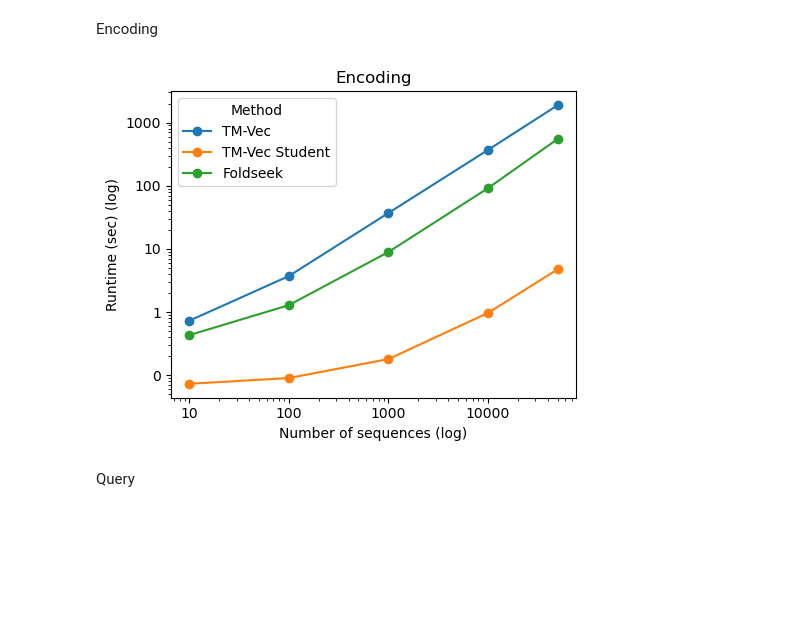
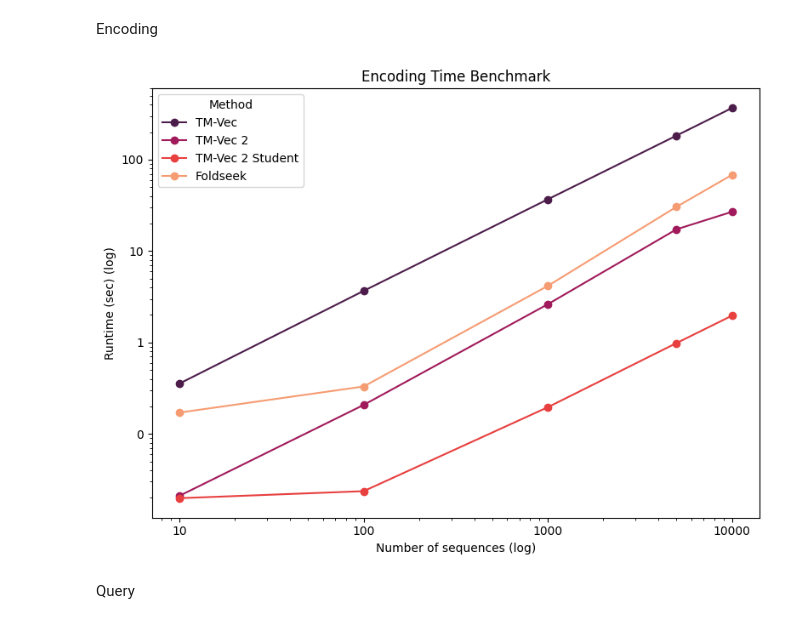
Before and after one commit to paarth-b/tmvec-bench, a Jupyter notebook: src/visualization/runtime.ipynb, the cells around one changed output. Cells and saved outputs as stored; diff of their text form; code cells hidden in the pictures; blank space fills up the shorter version.

Commit message:
fix time benchmarks

```diff
--- a/src/visualization/runtime.ipynb
+++ b/src/visualization/runtime.ipynb
@@ -13,26 +25,55 @@ names = ['TM-Vec', 'TM-Vec 2', 'TM-Vec 2 Student', 'Foldseek']
+# %%
+tmvec2_student_times = [0.019774652707080047,
+0.02359441326310237,
+0.19555904436856508,
+0.9846283647542199,
+1.9633024039988716]
+# %%
+foldseek_times = [0.17100162183245024,
+0.32978160430987674,
+4.157830275905629,
+30.498531013106305,
+68.13153044258554]
 # %% [markdown]
 Encoding
 # %%
-df = pd.read_csv('bench/encoding.csv')
+# Create dataframe from timing arrays
+sequences = [10, 100, 1000, 5000, 10000]
+
+df = pd.DataFrame({
+    'sequences': sequences,
+    'tmvec2': tmvec2_times,
+    'foldseek': foldseek_times,
+    'tmvec2_student': tmvec2_student_times,
+    'tmvec1': tmvec1_times
+})
 # %%
 df_melt = df.melt(id_vars='sequences', var_name='method', value_name='runtime')
 # %%
-plt.figure(figsize=(5, 4))
-for method, name in zip(methods, names):
+import seaborn as sns
+import matplotlib.pyplot as plt
+from matplotlib.ticker import ScalarFormatter
+
+n_methods = len(methods)
+colors = sns.color_palette("rocket", n_colors=n_methods)
+
+plt.figure(figsize=(8, 6))
+for method, name, color in zip(methods, names, colors):
     df_ = df_melt.query(f'method == "{method}"')
-    plt.plot('sequences', 'runtime', data=df_, marker='o', label=name)
+    plt.plot('sequences', 'runtime', data=df_, marker='o', label=name, color=color)
+
 plt.legend(title='Method')
 plt.xscale('log')
 plt.yscale('log')
 plt.gca().xaxis.set_major_formatter(ScalarFormatter())
 plt.gca().yaxis.set_major_formatter(ScalarFormatter())
 plt.xlabel('Number of sequences (log)')
 plt.ylabel('Runtime (sec) (log)')
-plt.title('Encoding')
+plt.title('Encoding Time Benchmark')
 plt.tight_layout()
-plt.savefig('plots/encoding.svg')
+plt.savefig('encoding.svg')
 # %% [output]
-[figure, old version]
+[figure, new version]
 # %% [markdown]
 Query
 # %%
```
Also changed, not shown: parts of 4 cells of this notebook, 13 other files.
